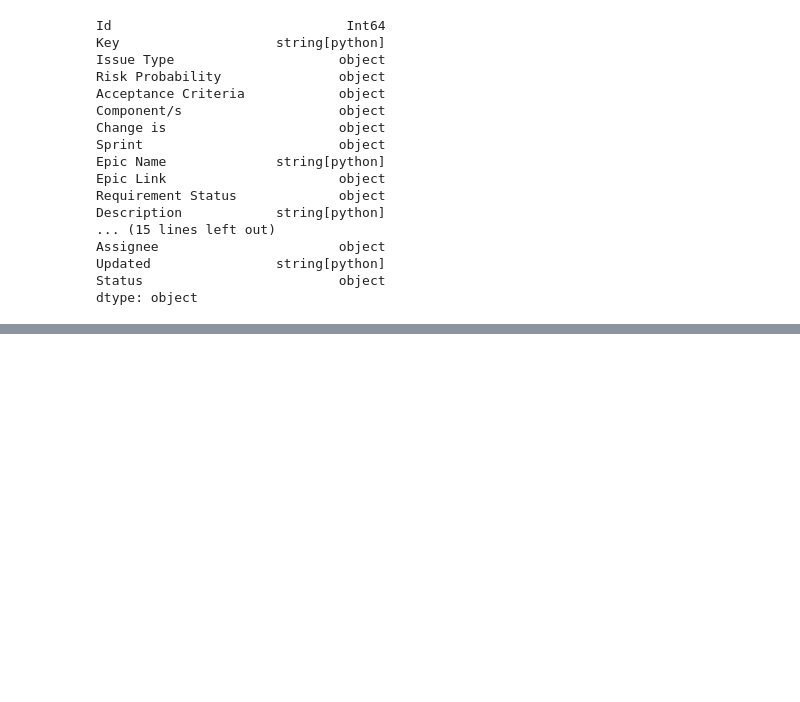
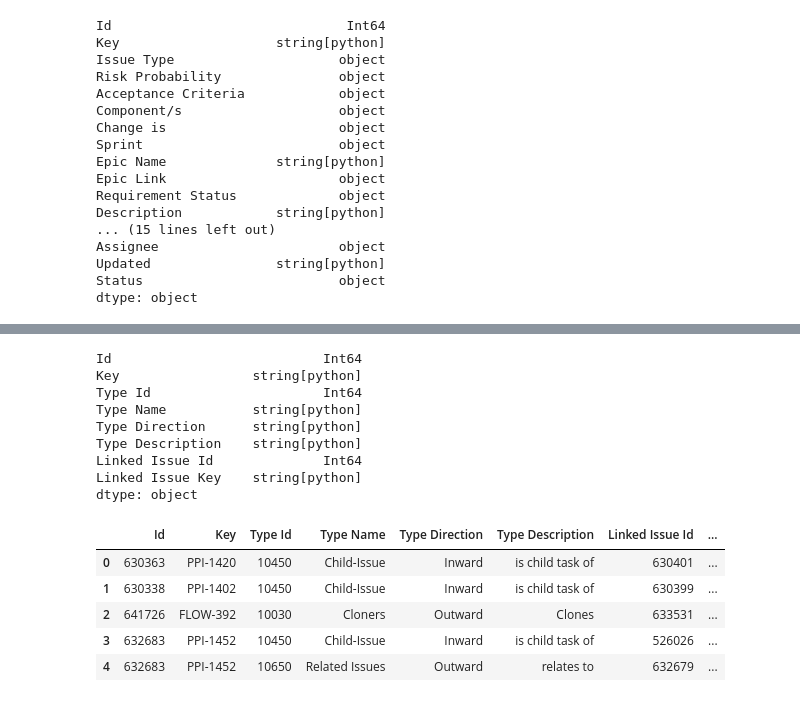
Before and after one commit to 7ft10/JiraExporter, a Jupyter notebook: DataFlows - Server/Jira_Epics.ipynb, the cells around one changed output, grey strips where cells are left out. Saved outputs shown, nothing was run; the diff lists cells and outputs as text; code cells hidden in the pictures; blank space fills up the shorter version.

```diff
--- a/DataFlows - Server/Jira_Epics.ipynb
+++ b/DataFlows - Server/Jira_Epics.ipynb
@@ -315,10 +323,15 @@ dtype: object
 
 from IPython.display import display
 
+from sqlalchemy import create_engine
+
+# Create the engine to connect to the inbuilt sqllite database
+engine = create_engine("sqlite+pysqlite:///:memory:")
+
 if 'goldenDF' not in globals() or goldenDF is None:
     display("Base data frame not loaded")
 else:
-    df = goldenDF.copy(deep = True)
+    df:pd.DataFrame = goldenDF.copy(deep = True)
     df = df[["Id", "Key", "Component/s"]]
     df = df[df["Component/s"].map(lambda d: len(d)) > 0]
 
@@ -331,7 +344,7 @@ else:
         df = df.sentence_case_columns().convert_dtypes().infer_objects().reset_index(drop=True)
 
         display(df.dtypes)
-        #display(df)
+        display(df.head())
 # %% [output]
 Id                           Int64
 Key                 string[python]
@@ -340,0 +360,53 @@ dtype: object
+# %%
+#! Linked Issues
+
+from IPython.display import display
+
+if 'goldenDF' not in globals() or goldenDF is None:
+    display("Base data frame not loaded")
+else:
+    df:pd.DataFrame = goldenDF.copy(deep = True)
+    df = df[["Id", "Key", "Linked Issues"]]
+    df = df[df["Linked Issues"].map(lambda d: len(d)) > 0]
+
+    if df is None or len(df.index) == 0:
+        display("No results")
+    else:
+        df = df.explode("Linked Issues")
+
+        def transform_row(r):
+            linkedIssue = r.get("Linked Issues")
+            inward = "inwardIssue" in linkedIssue.keys()
+            r["Type Id"] = linkedIssue["type"]["id"]
+            r["Type Name"] = linkedIssue["type"]["name"]
+            r["Type Direction"] = "Inward" if inward else "Outward"
+            r["Type Description"] = linkedIssue["type"]["inward"] if inward else linkedIssue["type"]["outward"]
+            r["Linked Issue"] = linkedIssue["inwardIssue"] if inward else linkedIssue["outwardIssue"]
+            return r
+
+        df = df.apply(transform_row, axis=1)
+        df = df.drop(["Linked Issues"], axis=1)
+        df = df.expand("Linked Issue", ["id", "key"])
+
+        df = df.sentence_case_columns().convert_dtypes().infer_objects().reset_index(drop=True)
+        df["Type Id"] = df["Type Id"].astype('Int64')
+        df["Linked Issue Id"] = df["Linked Issue Id"].astype('Int64')
+
+        display(df.dtypes)
+        display(df.head())
+# %% [output]
+Id                           Int64
+Key                 string[python]
+Type Id                      Int64
+Type Name           string[python]
+Type Direction      string[python]
+Type Description    string[python]
+Linked Issue Id              Int64
+Linked Issue Key    string[python]
+dtype: object
+|  | Id | Key | Type Id | Type Name | Type Direction | Type Description | Linked Issue Id | ... |
+| 0 | 630363 | PPI-1420 | 10450 | Child-Issue | Inward | is child task of | 630401 | ... |
+| 1 | 630338 | PPI-1402 | 10450 | Child-Issue | Inward | is child task of | 630399 | ... |
+| 2 | 641726 | FLOW-392 | 10030 | Cloners | Outward | Clones | 633531 | ... |
+| 3 | 632683 | PPI-1452 | 10450 | Child-Issue | Inward | is child task of | 526026 | ... |
+| 4 | 632683 | PPI-1452 | 10650 | Related Issues | Outward | relates to | 632679 | ... |
```
Also changed, not shown: parts of 9 cells of this notebook, 7 other files.
